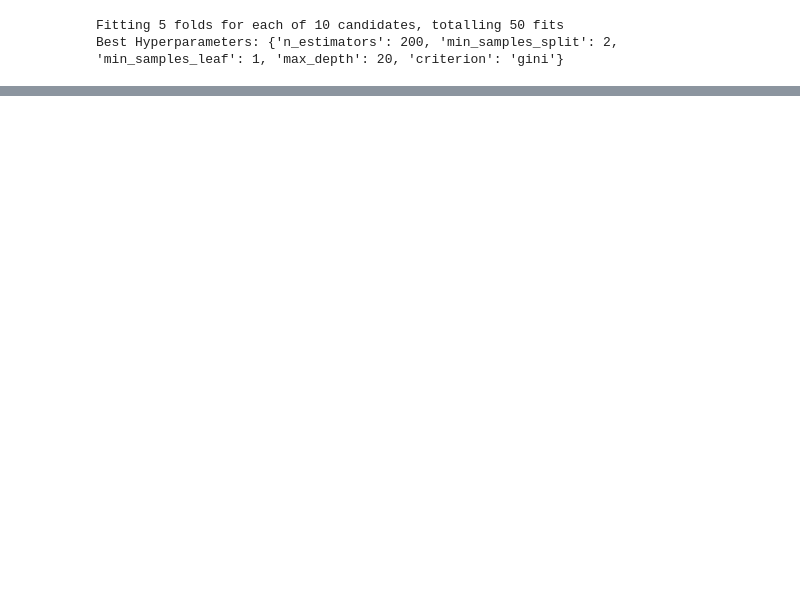
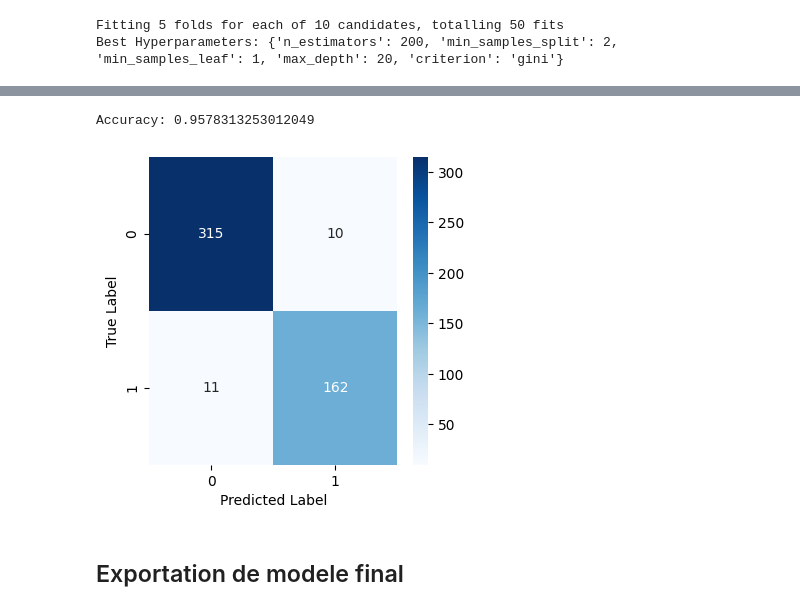
Before and after one commit to Mohamed-El-Aoumari/Anti-triche-pour-les-examens-en-ligne, a Jupyter notebook: notebook/main.ipynb, the cells around one changed output, grey strips where cells are left out. Saved outputs shown, nothing was run; the diff lists cells and outputs as text; code cells hidden in the pictures; blank space fills up the shorter version.

```diff
--- a/notebook/main.ipynb
+++ b/notebook/main.ipynb
@@ -274,0 +353,15 @@ Accuracy: 0.9497991967871486
+# %%
+# On va faire la meme chose pour XGBoost
+from xgboost import XGBClassifier
+param_grid_xgb = {
+    'n_estimators': [100, 150, 200],
+    'max_depth': [3, 5, 7],
+    'learning_rate': [0.01, 0.1, 0.2],
+    'subsample': [0.7, 0.8, 1.0],
+    'colsample_bytree': [0.7, 0.8, 1.0]
+}
+xgb = XGBClassifier(use_label_encoder=False, eval_metric='logloss', random_state=0)
+random_search_xgb = RandomizedSearchCV(estimator=xgb, param_distributions=param_grid_xgb,
+                                   n_iter=10, cv=5, n_jobs=-1, verbose=2, random_state=42)
+random_search_xgb.fit(X_train, y_train)
+print("Best Hyperparameters:", random_search_xgb.best_params_)
@@ -274,0 +374,5 @@ Accuracy: 0.9497991967871486
+# %%
+# Voir l'accuracy du modèle XGBoost avec les meilleurs hyperparamètres
+xgb = random_search_xgb.best_estimator_
+y_pred_xgb = xgb.predict(X_test)
+print(classification_report(y_test, y_pred_xgb))
@@ -274,0 +388,18 @@ Accuracy: 0.9497991967871486
+# %%
+# L'accuracy du modèle XGBoost
+print("Accuracy:", accuracy_score(y_test, y_pred_xgb))
+# %% [output]
+Accuracy: 0.9578313253012049
+# %%
+# On trace la matrice de confusion pour le modèle XGBoost
+conf_matrix = confusion_matrix(y_test, y_pred_xgb)
+plt.figure(figsize=(4,4))
+sns.heatmap(conf_matrix, annot=True, fmt='d', cmap='Blues',
+            xticklabels=xgb.classes_, yticklabels=xgb.classes_)
+plt.xlabel('Predicted Label')
+plt.ylabel('True Label')
+plt.show()
+# %% [output]
+[figure, added]
+# %% [markdown]
+## Exportation de modele final
```
Also changed, not shown: parts of 19 cells of this notebook, 4 other files.
